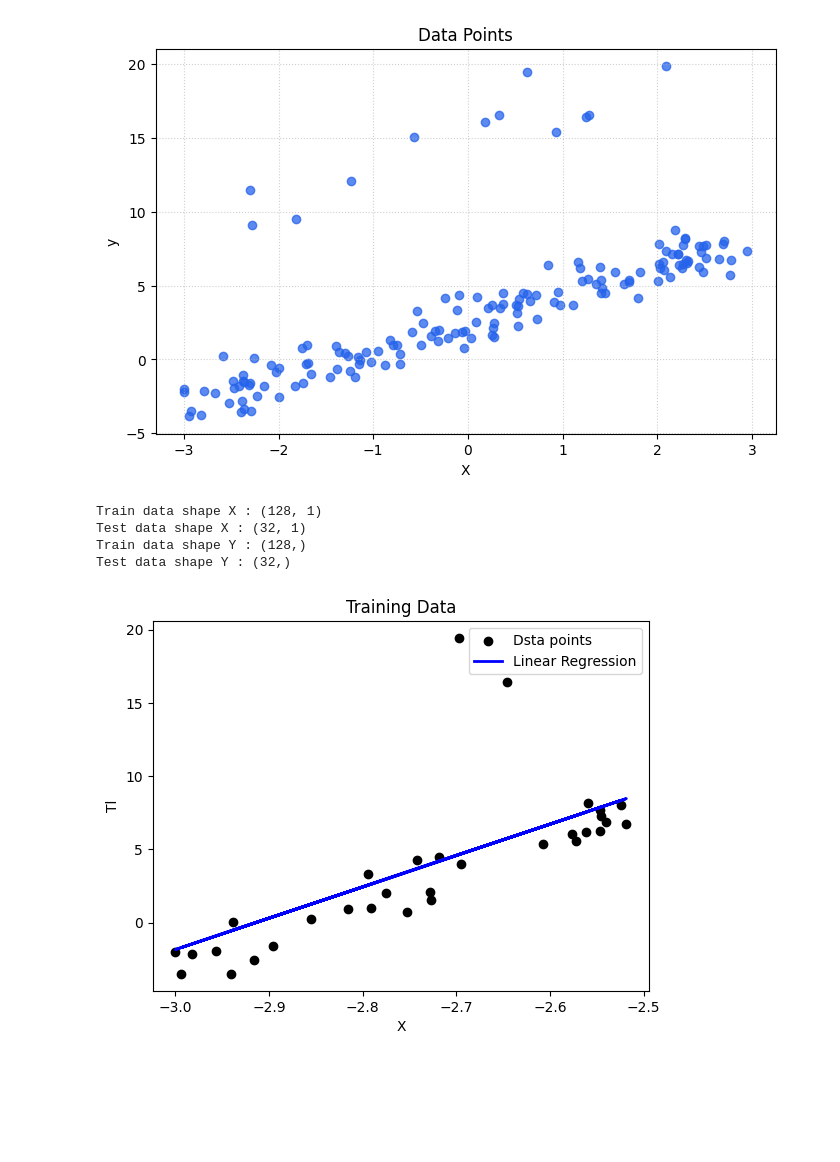
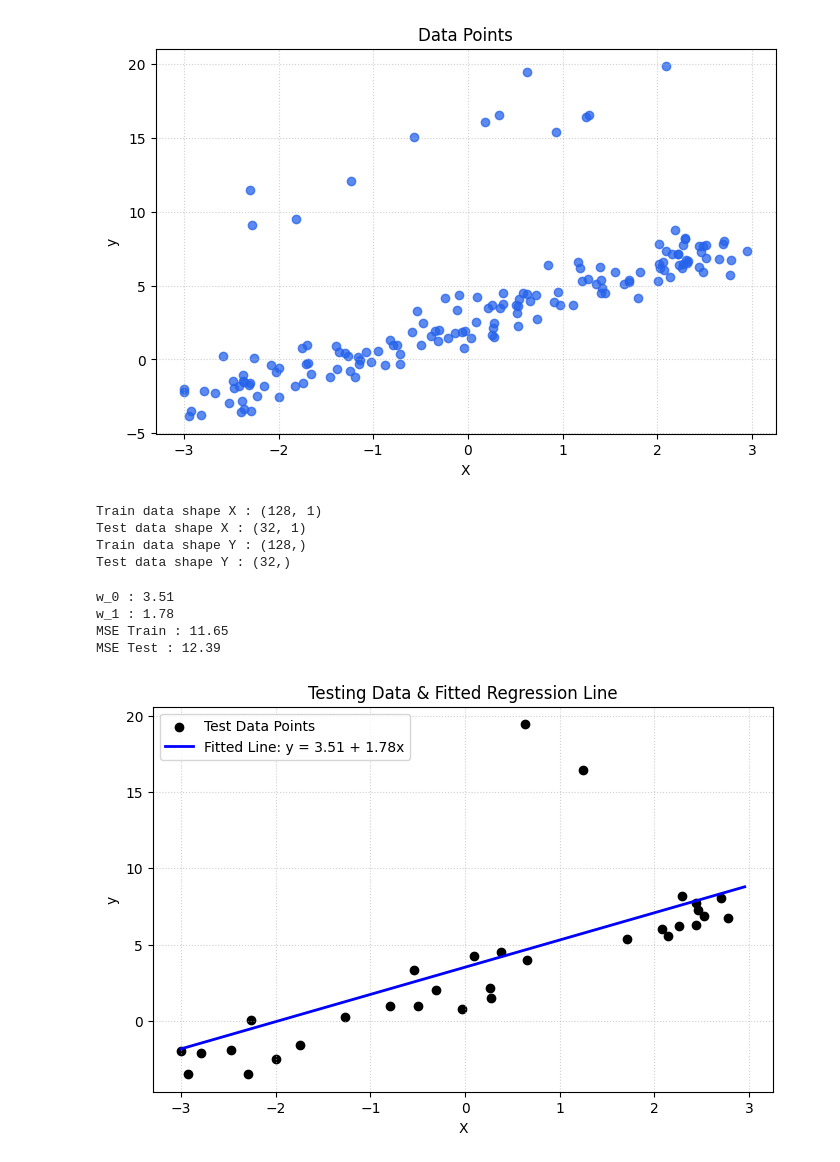
Before and after one commit to nilum2002/EN3150-Pattern-Recognition, a Jupyter notebook: Answers_02.ipynb, the cells around one changed output. Cells and saved outputs as stored; diff of their text form; code cells hidden in the pictures; blank space fills up the shorter version.

```diff
--- a/Answers_02.ipynb
+++ b/Answers_02.ipynb
@@ -49,23 +49,54 @@ regr.fit(X_train, y_train)
 
 # predictions
 y_pred = regr.predict(X_test)
-
-
-# plot
-plt.scatter(X_test.flatten(), y_test, color="black", label='Dsta points')
-plt.plot(X_test.flatten(), y_pred, color="blue", linewidth=2 , label=r'Linear Regression')
-
-
-plt.legend(loc='best')
-plt.xlabel('X')
-plt.ylabel('Tl')
-# plt.ylim((0,5))
-# plt.xlim((0,10))
-plt.title("Training Data")
-plt.show()
 # %% [output]
 Train data shape X : (128, 1)
 Test data shape X : (32, 1)
 Train data shape Y : (128,)
 Test data shape Y : (32,)
-[figure, removed]
+# %%
+# interceptions
+# w0, w, MSEtrain and MSEtest
+
+w_1 = regr.coef_
+w_0 = regr.intercept_
+
+y_train_pred = regr.predict(X_train)
+y_test_pred = regr.predict(X_test)
+mse_train = mean_squared_error(y_train,y_train_pred)
+mse_test = mean_squared_error(y_test, y_test_pred)
+
+print(f"w_0 : {w_0:.2f}")
+print(f"w_1 : {w_1[0]:.2f}")
+print(f"MSE Train : {mse_train:.2f}")
+print(f"MSE Test : {mse_test:.2f}")
+
+
+# Plotting
+plt.figure(figsize=(8, 5))
+
+# Scatter actual test data points
+plt.scatter(X_test, y_test, color="black", label="Test Data Points")
+
+# Draw a smooth, continuous regression line
+X_line = np.linspace(X.min(), X.max(), 200).reshape(-1, 1)
+y_line = regr.predict(X_line)
+plt.plot(
+    X_line,
+    y_line,
+    color="blue",
+    linewidth=2,
+    label=f"Fitted Line: y = {w_0:.2f} + {w_1[0]:.2f}x",
+)
+plt.xlabel("X")
+plt.ylabel("y")
+plt.title("Testing Data & Fitted Regression Line")
+plt.legend(loc="best")
+plt.grid(True, linestyle=":", alpha=0.6)
+plt.show()
+# %% [output]
+w_0 : 3.51
+w_1 : 1.78
+MSE Train : 11.65
+MSE Test : 12.39
+[figure, added]
```
